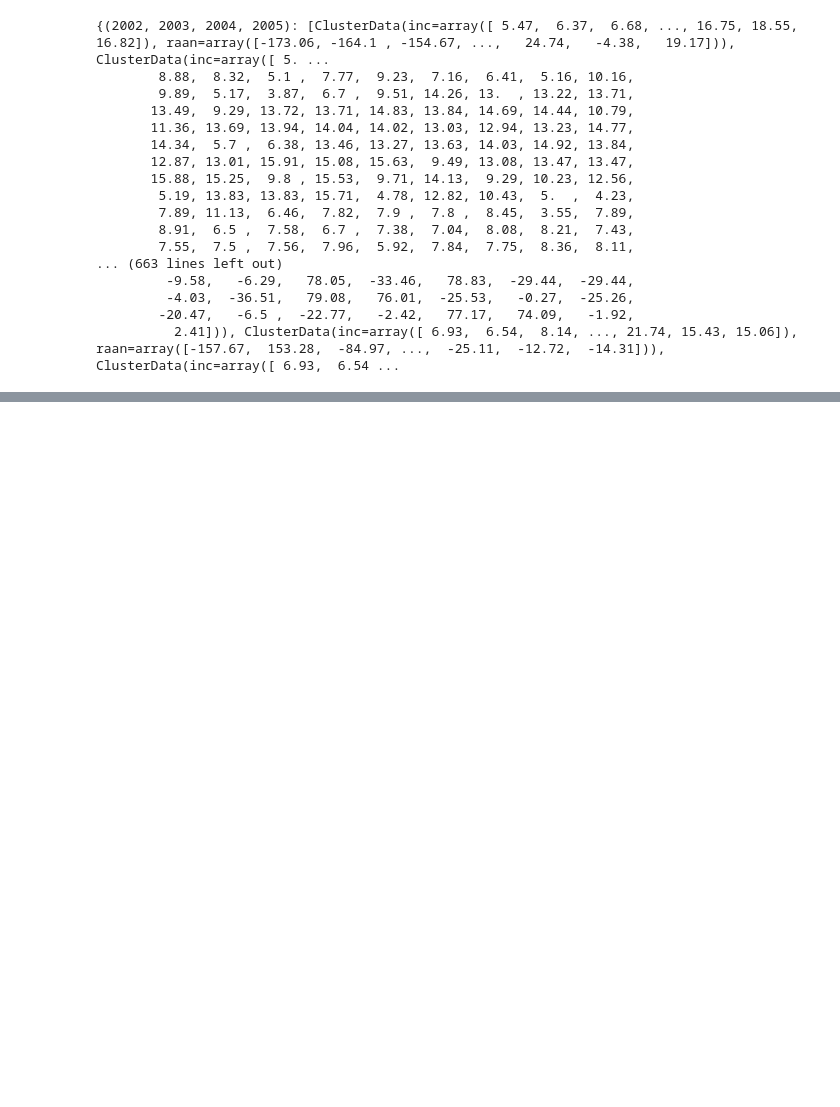
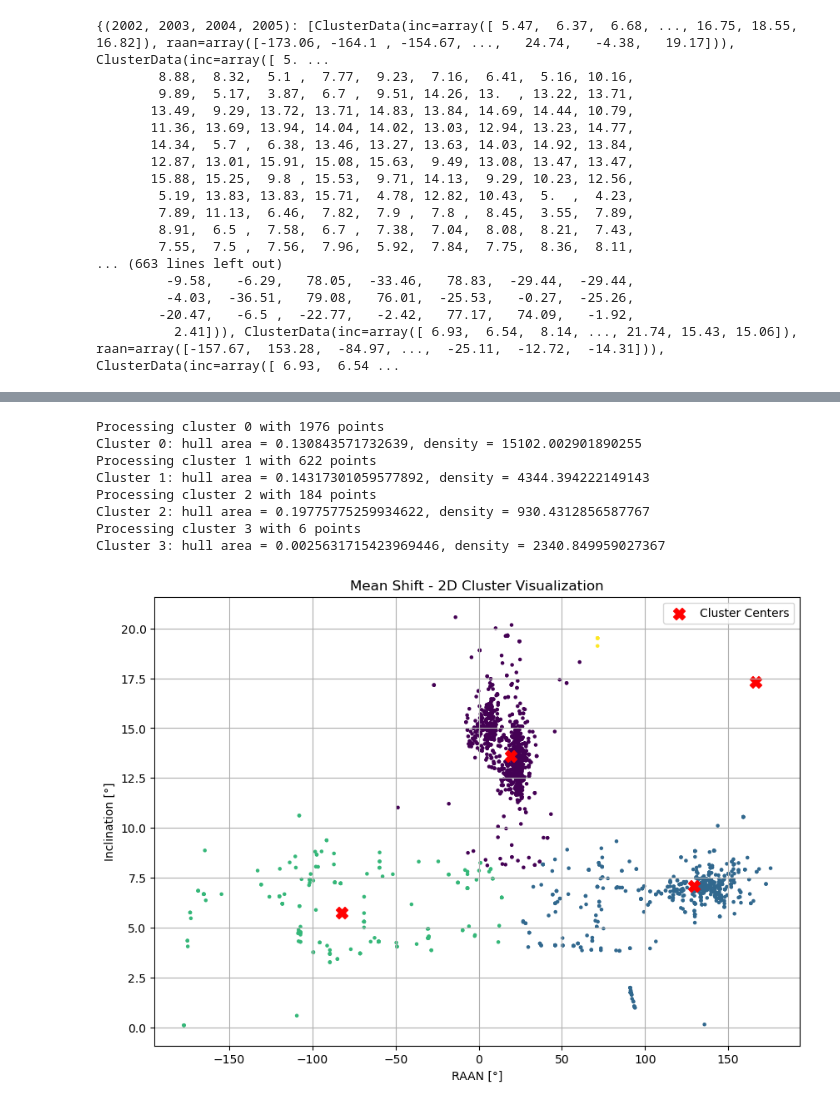
Before and after one commit to FiPf/AIUB-Backup, a Jupyter notebook: clustering/main2.ipynb, the cells around one changed output, grey strips where cells are left out. Cells and saved outputs as stored; diff of their text form; code cells hidden in the pictures; blank space fills up the shorter version.

```diff
--- a/clustering/main2.ipynb
+++ b/clustering/main2.ipynb
@@ -32,3 +32,74 @@ data_batches = cluster_data.bin_data(4, 3, "crs", PopulationType.NORMAL)
          -4.03,  -36.51,   79.08,   76.01,  -25.53,   -0.27,  -25.26,
         -20.47,   -6.5 ,  -22.77,   -2.42,   77.17,   74.09,   -1.92,
           2.41])), ClusterData(inc=array([ 6.93,  6.54,  8.14, ..., 21.74, 15.43, 15.06]), raan=array([-157.67,  153.28,  -84.97, ...,  -25.11,  -12.72,  -14.31])), ClusterData(inc=array([ 6.93,  6.54 ...
+# %%
+import numpy as np
+import cluster_data
+import my_kmedoids
+from cluster_plotter import ClusterPlotter
+from kmeans import k_means
+from fuzzy_c_means import fuzzy_c_means
+from my_kmedoids import pam_clustering
+from DBSCAN import dbscan_clustering
+from mean_shift import mean_shift_clustering
+import scores
+import pandas as pd
+from cluster_data import run_clustering
+
+# Load and preprocess data
+testfile = r"../input/stat_Master_02_geo_s1.crs"
+data = cluster_data.prepare_data_for_clustering(testfile)
+data = np.array(data).T
+normalized_data, data_min, data_max = cluster_data.normalize_data(data)
+k = 3  # Number of clusters
+
+list_alg = ["K - Means", "Fuzzy C Means", "K - Medoids", "DBSCAN", "K-medoids fastPAM2 + LAB-build", "FAST PAM 1"]
+
+# Run clustering algorithms
+result_mean_shift, time_mean_shift, n_clusters_mean_shift, points_per_cluster_mean_shift, metrics_mean_shift = run_clustering(mean_shift_clustering, "Mean Shift", normalized_data, data_min, data_max, plot = True, bandwidth = 0.2)
+result_kmeans, time_kmeans, n_clusters_kmeans, points_per_cluster_kmeans, metrics_kmeans = run_clustering(k_means, "K-means", normalized_data, data_min, data_max, k, plot = True, init='kmeans++')
+result_fcm, time_fcm, n_clusters_fcm, points_per_cluster_fcm, metrics_fcm = run_clustering(fuzzy_c_means, "Fuzzy C-means", normalized_data, data_min, data_max, k, plot = True, m=2)
+result_kmedoids, time_kmedoids, n_clusters_kmedoids, points_per_cluster_kmedoids, metrics_kmedoids = run_clustering(pam_clustering, "K-medoids (PAM)", normalized_data, data_min, data_max, k, plot = True, build_function=None, swap_function=None)
+result_dbscan, time_dbscan, n_clusters_dbscan, points_per_cluster_dbscan, metrics_dbscan = cluster_data.estimate_runtime(dbscan_clustering, normalized_data, eps=0.5, min_samples=5, plot = True)
+result_fastpam2, time_fastpam2, n_clusters_fastpam2, points_per_cluster_fastpam2, metrics_fastpam2 = run_clustering(pam_clustering, "K-medoids fastPAM2 + LAB-build", normalized_data, data_min, data_max, k, plot = True, build_function = my_kmedoids.fastpam_lab_build, swap_function = my_kmedoids.fastpam2_swap)
+result_fastpam1, time_fastpam1, n_clusters_fastpam1, points_per_cluster_fastpam1, metrics_fastpam1 = run_clustering(pam_clustering, "K-medoids fastPAM1", normalized_data, data_min, data_max, k, plot = True, build_function = None, swap_function = my_kmedoids.fastpam1_swap)
+
+runtimes = [time_mean_shift, time_kmeans, time_fcm, time_kmedoids, time_dbscan, time_fastpam2, time_fastpam1]
+n_clusters = [n_clusters_mean_shift, n_clusters_kmeans, n_clusters_fcm, n_clusters_kmedoids, n_clusters_dbscan, n_clusters_fastpam2, n_clusters_fastpam1]
+points_per_clusters = [points_per_cluster_mean_shift, points_per_cluster_kmeans, points_per_cluster_fcm, points_per_cluster_kmedoids, points_per_cluster_dbscan, points_per_cluster_fastpam2, points_per_cluster_fastpam1]
+
+metrics = [metrics_mean_shift, metrics_kmeans, metrics_fcm, metrics_kmedoids, metrics_dbscan, metrics_fastpam2, metrics_fastpam1]
+DB_scores = [m[0] for m in metrics]
+CH_scores = [m[1] for m in metrics]
+dunn_index = [m[2] for m in metrics]
+sil_scores = [m[3] for m in metrics]
+cluster_2d_std = [m[4] for m in metrics]
+square_density = [m[5] for m in metrics]
+hull_density = [m[6] for m in metrics]
+
+print("\n--- Runtime Summary ---")
+print(f"K-means runtime: {time_kmeans:.6f} seconds")
+print(f"Fuzzy C-means runtime: {time_fcm:.6f} seconds")
+print(f"K-medoids (PAM) runtime: {time_kmedoids:.6f} seconds")
+print(f"DBSCAN runtime: {time_dbscan:.6f} seconds")
+print(f"K-medoids fastPAM2 + LAB-build runtime: {time_fastpam2:.6f} seconds")
+print(f"K-medoids fastPAM1 runtime: {time_fastpam1:.6f} seconds")
+
+# Unnormalize DBSCAN results
+unnormalized_data = cluster_data.unnormalize(normalized_data, None, data_min, data_max)[0]
+
+# Collect all metrics in a list of dictionaries
+clustering_results = {
+    "Algorithm": ["Mean Shift", "K-means", "Fuzzy C-means", "K-medoids (PAM)", "DBSCAN", "K-medoids fastPAM2 + LAB-build", "K-medoids fastPAM1"],
+    "Clusters": n_clusters,
+    "Davies-Bouldin": DB_scores,
+    "Silhouette": sil_scores,
+    "Calinski-Harabasz": CH_scores,
+    "Dunn Index": dunn_index,
+    "Runtime (s)": runtimes
+}
+
+df_results = pd.DataFrame(clustering_results)
+df_results.to_csv("clustering_results.csv", index=False)
+print("\nClustering results have been saved to 'clustering_results.csv'")
+# %% [output]
@@ -34,0 +125,9 @@ data_batches = cluster_data.bin_data(4, 3, "crs", PopulationType.NORMAL)
+Processing cluster 0 with 1976 points
+Cluster 0: hull area = 0.130843571732639, density = 15102.002901890255
+Processing cluster 1 with 622 points
+Cluster 1: hull area = 0.14317301059577892, density = 4344.394222149143
+Processing cluster 2 with 184 points
+Cluster 2: hull area = 0.19775775259934622, density = 930.4312856587767
+Processing cluster 3 with 6 points
+Cluster 3: hull area = 0.0025631715423969446, density = 2340.849959027367
+[figure, added]
```
Also changed, not shown: parts of 2 cells of this notebook, 20 other files.
